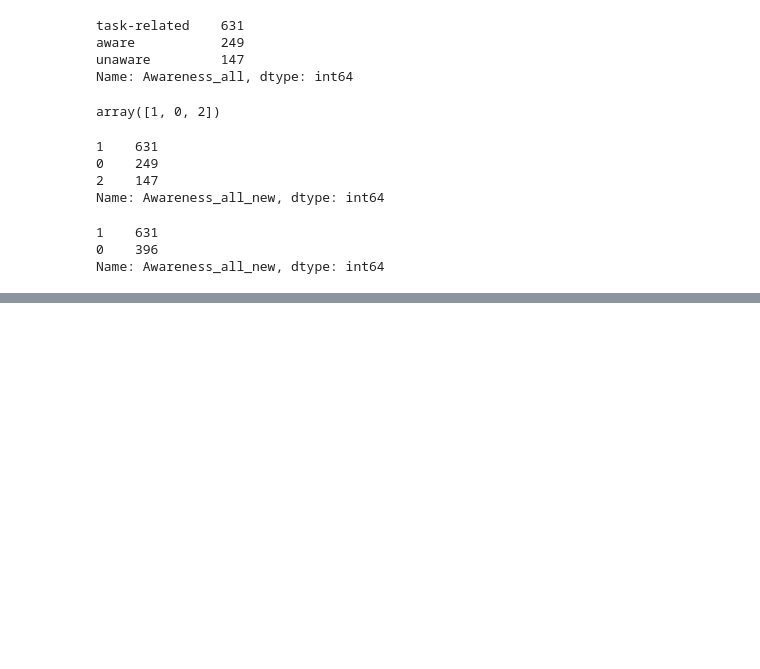
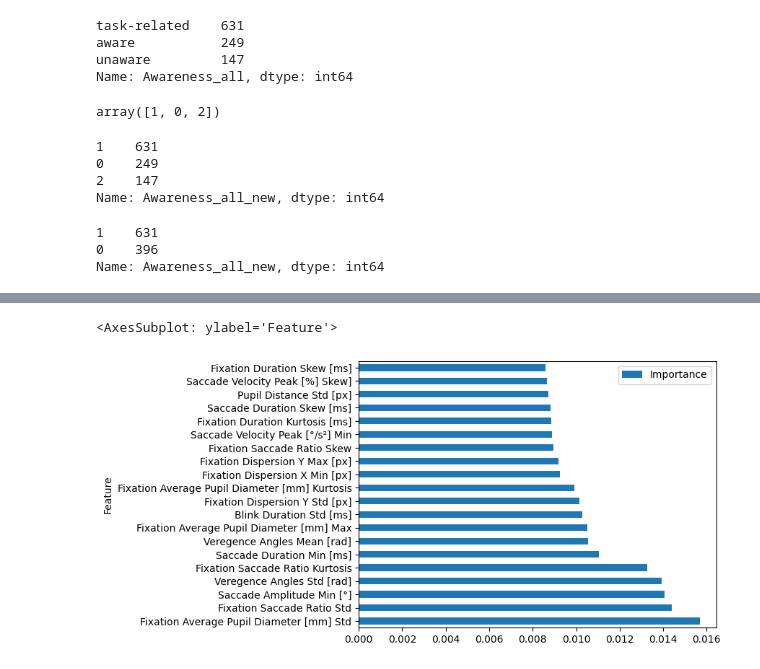
Before and after one commit to juverse/Mind-Wandering-Detection, a Jupyter notebook: Model Building/MW_prediction_Smote_Balancing.ipynb, the cells around one changed output, grey strips where cells are left out. Saved outputs shown, nothing was run; the diff lists cells and outputs as text; code cells hidden in the pictures; blank space fills up the shorter version.

```diff
--- a/Model Building/MW_prediction_Smote_Balancing.ipynb
+++ b/Model Building/MW_prediction_Smote_Balancing.ipynb
@@ -413,0 +618,27 @@ recall for fold 1977:
+# %%
+###############################################################################################################################
+#################################### FEATURE IMPORTANCE ########################################################################
+
+
+##################### preprocessing with pipleline #####################
+from sklearn import set_config
+set_config(transform_output="pandas")
+
+imputer =  SimpleImputer(fill_value='missing')
+scaler = StandardScaler()
+over = SMOTE(random_state= 27)
+
+# classifier getuned
+#model = GaussianNB(var_smoothing=  1.5199110829529332e-05)
+
+#model = xgb.XGBClassifier(objective="binary:logistic", random_state=42, max_depth = 3, n_estimators = 500, subsample = 1)
+#auch gut
+#model = xgb.XGBClassifier(objective="binary:logistic", random_state=42, max_depth = 15, n_estimators = 220, learning_rate = 0.014, alpha = 0, reg_lambda = 1)
+
+#model = RandomForestClassifier(random_state=3) #, bootstrap = True, max_depth = 50, max_features = 'auto',min_samples_leaf = 6, min_samples_split= 2, n_estimators = 200)
+
+# {'model__C': 0.004, 'model__gamma': 0.1, 'model__kernel': 'rbf'}
+model = SVC(kernel= "linear", C = 10, gamma = 1)
+
+steps = [('imputer', imputer), ('scaler',scaler), ('over', over), ('model', model)]
+pipe = Pipeline(steps=steps)
@@ -413,0 +690,12 @@ recall for fold 1977:
+# %%
+# to get average of all folds
+df = pd.DataFrame(data[0], columns=['Feature', 'Importance'])
+for i in range(1,len(data)):
+    fold = pd.DataFrame(data[i], columns=['Feature', 'Importance'])
+    df = pd.concat([df, fold])
+
+# to see feature importance
+df_importances = df.groupby("Feature").mean().reset_index().sort_values(by='Importance', ascending=False)
+df_importances
+df_importances.head(20)
+df_importances.tail(20)
@@ -413,0 +720,5 @@ recall for fold 1977:
+# %%
+df_importances.head(20).plot.barh(x='Feature', y='Importance')
+# %% [output]
+<AxesSubplot: ylabel='Feature'>
+[figure, added]
```
Also changed, not shown: parts of 35 cells of this notebook, 4 other files.
